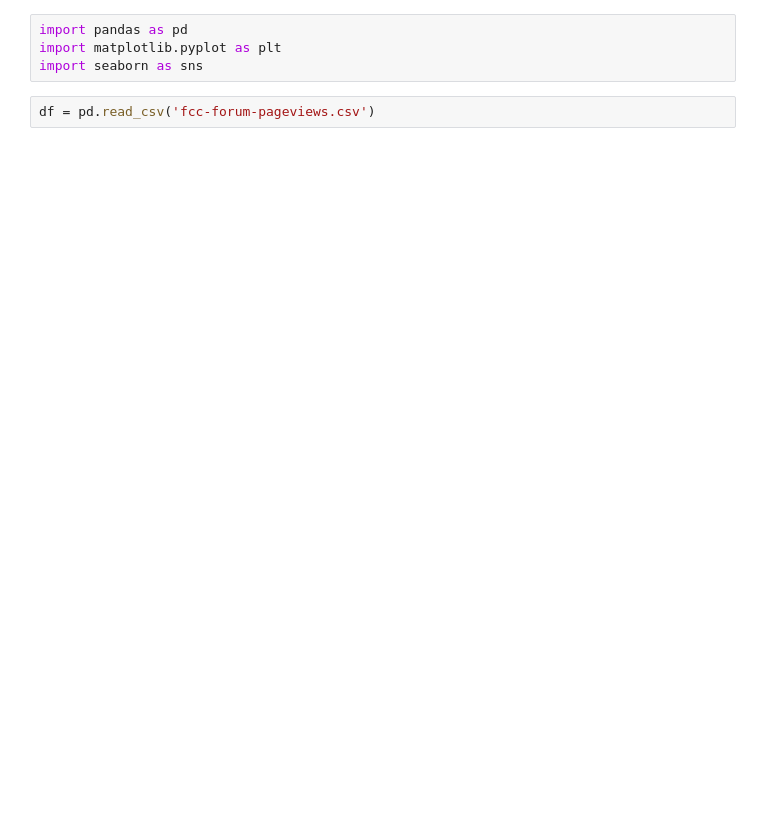
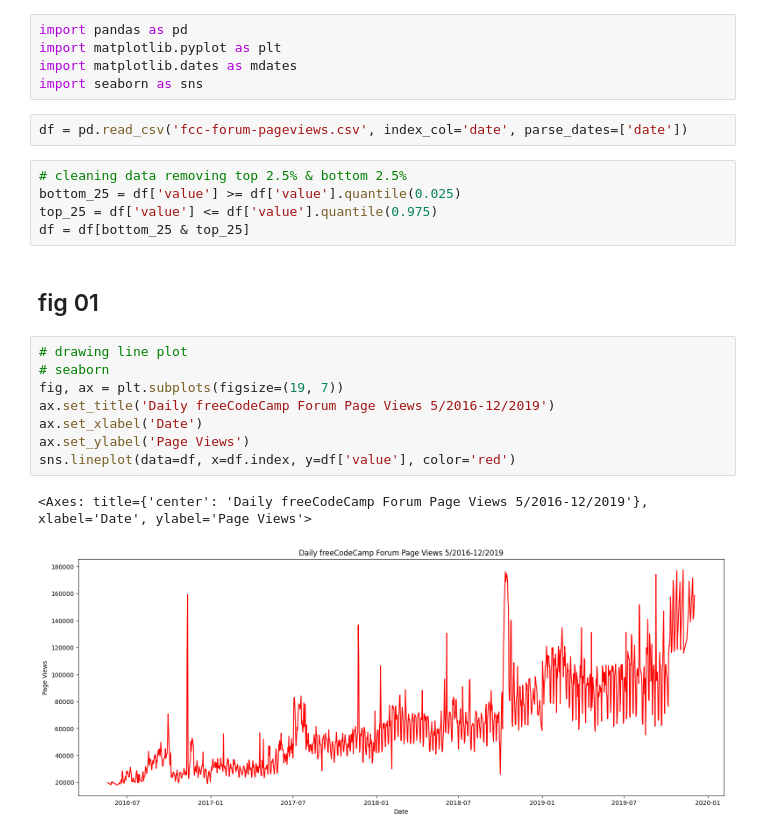
Before and after one commit to dazai456/page_view_time_series_visualizer, a Jupyter notebook: play_ground.ipynb, the cells around one changed output. Cells and saved outputs as stored; diff of their text form; blank space fills up the shorter version.

```diff
--- a/play_ground.ipynb
+++ b/play_ground.ipynb
@@ -1,6 +1,25 @@
 # %%
 import pandas as pd
 import matplotlib.pyplot as plt
+import matplotlib.dates as mdates
 import seaborn as sns
 # %%
-df = pd.read_csv('fcc-forum-pageviews.csv')
+df = pd.read_csv('fcc-forum-pageviews.csv', index_col='date', parse_dates=['date'])
+# %%
+# cleaning data removing top 2.5% & bottom 2.5%
+bottom_25 = df['value'] >= df['value'].quantile(0.025)
+top_25 = df['value'] <= df['value'].quantile(0.975)
+df = df[bottom_25 & top_25]
+# %% [markdown]
+## fig 01
+# %%
+# drawing line plot
+# seaborn
+fig, ax = plt.subplots(figsize=(19, 7))
+ax.set_title('Daily freeCodeCamp Forum Page Views 5/2016-12/2019')
+ax.set_xlabel('Date')
+ax.set_ylabel('Page Views')
+sns.lineplot(data=df, x=df.index, y=df['value'], color='red')
+# %% [output]
+<Axes: title={'center': 'Daily freeCodeCamp Forum Page Views 5/2016-12/2019'}, xlabel='Date', ylabel='Page Views'>
+[figure, added]
```
Also changed, not shown: parts of 8 cells of this notebook, 5 other files.
